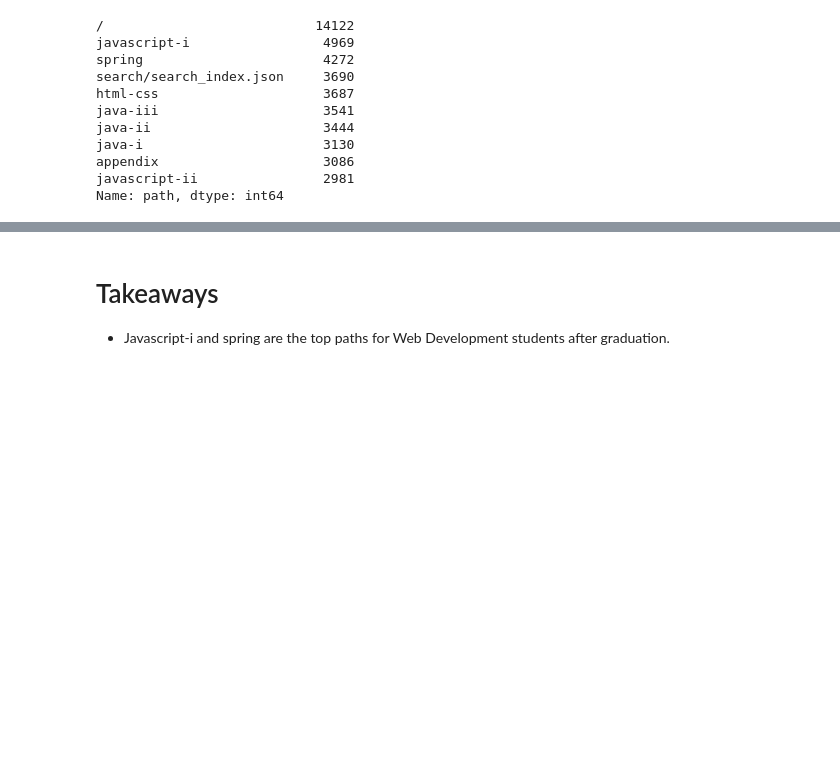
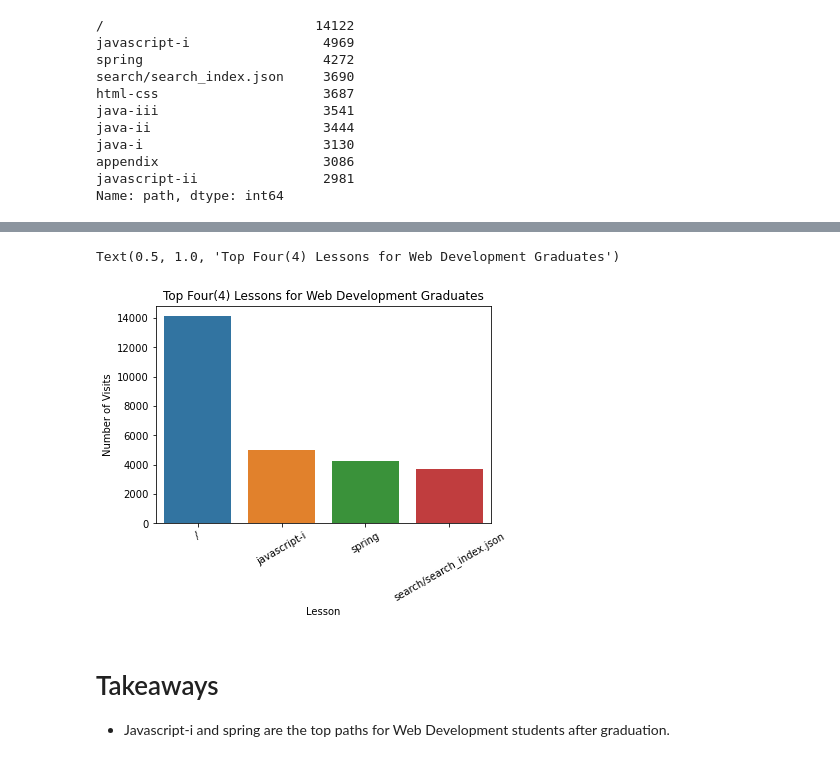
Before and after one commit to AnomalySweeper/user-log-anomaly-detection, a Jupyter notebook: bts-student-log-project-workflow-Copy1.ipynb, the cells around one changed output, grey strips where cells are left out. Cells and saved outputs as stored; diff of their text form; code cells hidden in the pictures; blank space fills up the shorter version.

```diff
--- a/bts-student-log-project-workflow-Copy1.ipynb
+++ b/bts-student-log-project-workflow-Copy1.ipynb
@@ -749,3 +775,6 @@ java-i                       3130
 appendix                     3086
 javascript-ii                2981
 Name: path, dtype: int64
+# %%
+# Create a dataframe for the top lessons for Webdev graduates.
+top_lessons_webdev = pd.DataFrame(post_graduation_webdev[post_graduation_webdev.ds_student == False].path.value_counts().head(10))
@@ -751,0 +795,3 @@ Name: path, dtype: int64
+# %%
+# Reset the index and rename it to 'lesson'
+top_lessons_webdev = top_lessons_webdev.reset_index().rename(columns={'index': 'lesson'})
@@ -752,3 +812,13 @@ Name: path, dtype: int64
+# %%
+# Create a barplot for the top lessons for Webdev graduates.
+ax = sns.barplot(x='lesson',y='path', data=top_lessons_webdev.head(4))
+ax.set_xticklabels(ax.get_xticklabels(), rotation = 30)
+plt.ylabel('Number of Visits')
+plt.xlabel('Lesson')
+plt.title('Top Four(4) Lessons for Web Development Graduates')
+# %% [output]
+Text(0.5, 1.0, 'Top Four(4) Lessons for Web Development Graduates')
+[figure, added]
 # %% [markdown]
 # Takeaways
 * Javascript-i and spring are the top paths for Web Development students after graduation.
```
Also changed, not shown: parts of 9 cells of this notebook, 4 other files.
